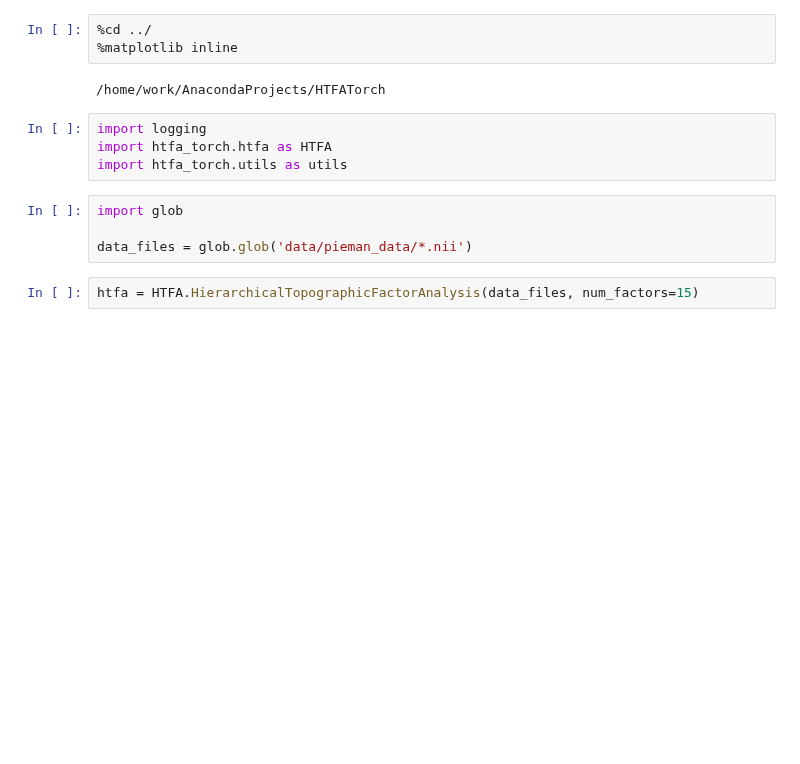
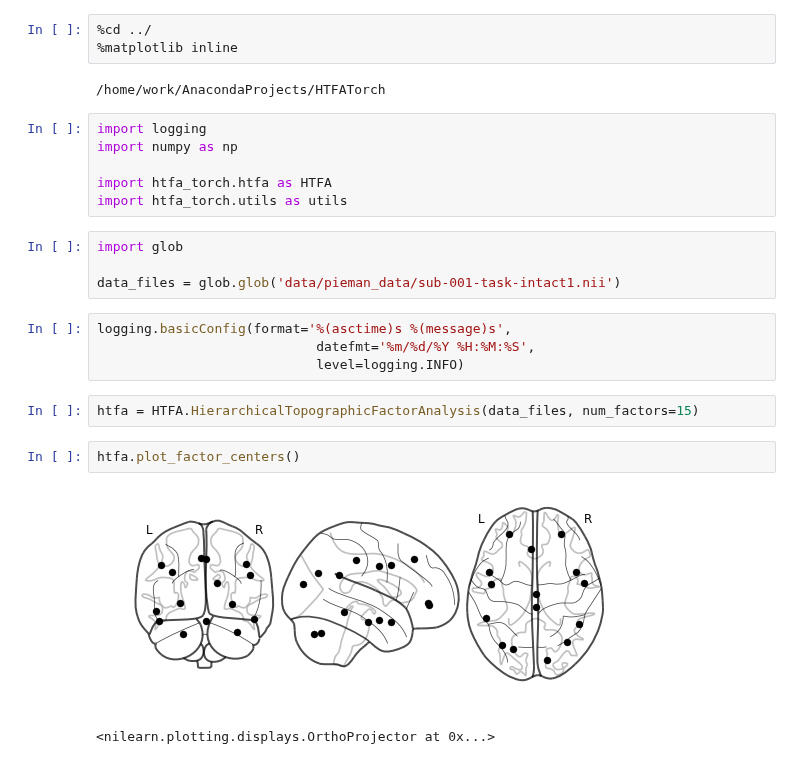
Before and after one commit to neu-pml/HTFATorch, a Jupyter notebook: notebooks/example_htfa.ipynb, the cells around one changed output. Cells and saved outputs as stored; diff of their text form; blank space fills up the shorter version.

```diff
--- a/notebooks/example_htfa.ipynb
+++ b/notebooks/example_htfa.ipynb
@@ -5,11 +5,22 @@
 /home/work/AnacondaProjects/HTFATorch
 # %%
 import logging
+import numpy as np
+
 import htfa_torch.htfa as HTFA
 import htfa_torch.utils as utils
 # %%
 import glob
 
-data_files = glob.glob('data/pieman_data/*.nii')
+data_files = glob.glob('data/pieman_data/sub-001-task-intact1.nii')
+# %%
+logging.basicConfig(format='%(asctime)s %(message)s',
+                            datefmt='%m/%d/%Y %H:%M:%S',
+                            level=logging.INFO)
 # %%
 htfa = HTFA.HierarchicalTopographicFactorAnalysis(data_files, num_factors=15)
+# %%
+htfa.plot_factor_centers()
+# %% [output]
+[figure, added]
+<nilearn.plotting.displays.OrthoProjector at 0x...>
```
Also changed, not shown: parts of 8 cells of this notebook.
